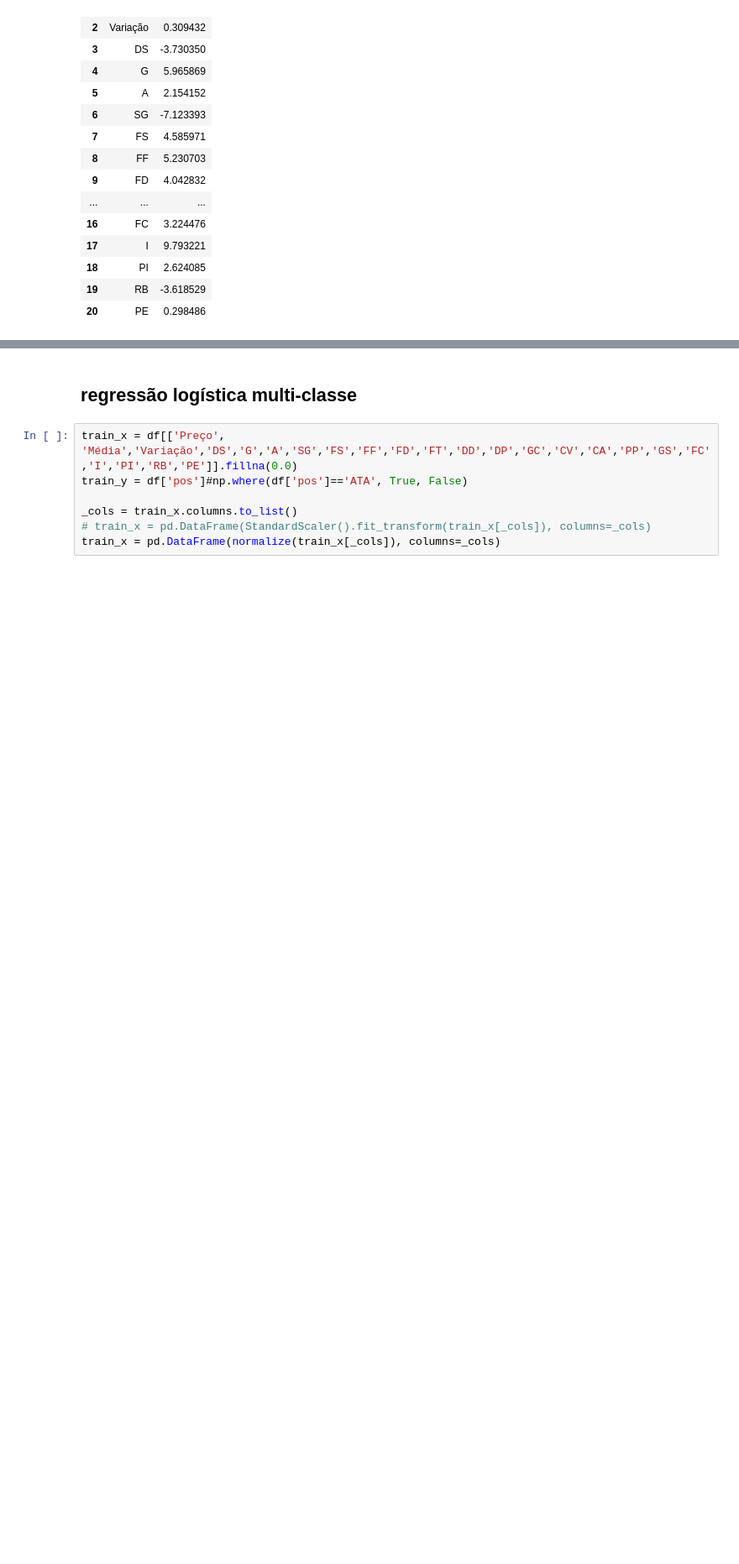
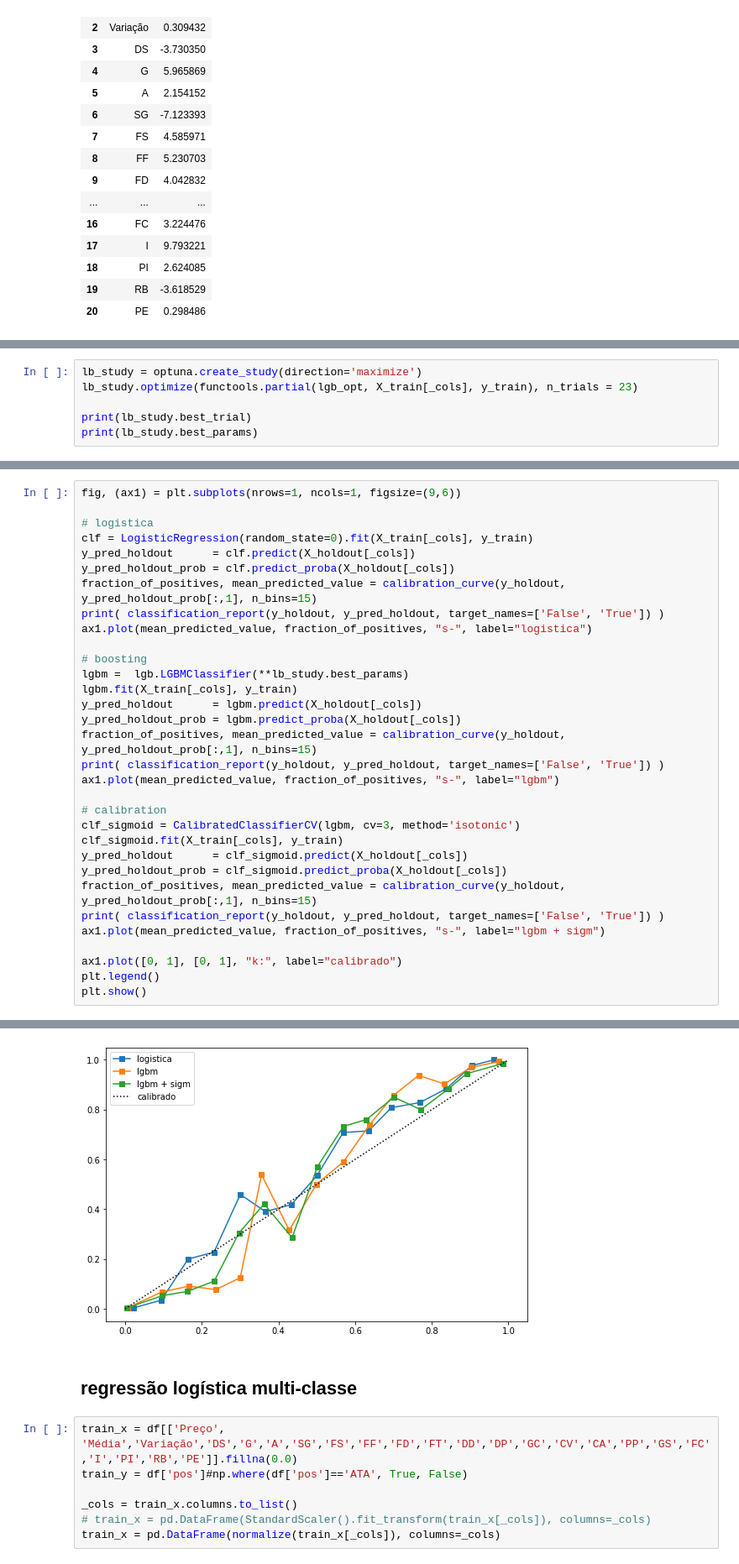
Before and after one commit to thiagodsd/science-avec-des, a Jupyter notebook: anotacoes.ipynb, the cells around one changed output, grey strips where cells are left out. Shown at 84% size. Drawn from its saved outputs; the diff is of its cells as text; blank space fills up the shorter version.

```diff
--- a/anotacoes.ipynb
+++ b/anotacoes.ipynb
@@ -217,0 +277,6 @@ pd.concat( [pd.DataFrame(_cols),
+# %%
+lb_study = optuna.create_study(direction='maximize')
+lb_study.optimize(functools.partial(lgb_opt, X_train[_cols], y_train), n_trials = 23)
+
+print(lb_study.best_trial)
+print(lb_study.best_params)
@@ -217,0 +303,33 @@ pd.concat( [pd.DataFrame(_cols),
+# %%
+fig, (ax1) = plt.subplots(nrows=1, ncols=1, figsize=(9,6))
+
+# logistica
+clf = LogisticRegression(random_state=0).fit(X_train[_cols], y_train)
+y_pred_holdout      = clf.predict(X_holdout[_cols])
+y_pred_holdout_prob = clf.predict_proba(X_holdout[_cols])
+fraction_of_positives, mean_predicted_value = calibration_curve(y_holdout, y_pred_holdout_prob[:,1], n_bins=15)
+print( classification_report(y_holdout, y_pred_holdout, target_names=['False', 'True']) )
+ax1.plot(mean_predicted_value, fraction_of_positives, "s-", label="logistica")
+
+# boosting
+lgbm =  lgb.LGBMClassifier(**lb_study.best_params)
+lgbm.fit(X_train[_cols], y_train)
+y_pred_holdout      = lgbm.predict(X_holdout[_cols])
+y_pred_holdout_prob = lgbm.predict_proba(X_holdout[_cols])
+fraction_of_positives, mean_predicted_value = calibration_curve(y_holdout, y_pred_holdout_prob[:,1], n_bins=15)
+print( classification_report(y_holdout, y_pred_holdout, target_names=['False', 'True']) )
+ax1.plot(mean_predicted_value, fraction_of_positives, "s-", label="lgbm")
+
+# calibration
+clf_sigmoid = CalibratedClassifierCV(lgbm, cv=3, method='isotonic')
+clf_sigmoid.fit(X_train[_cols], y_train)
+y_pred_holdout      = clf_sigmoid.predict(X_holdout[_cols])
+y_pred_holdout_prob = clf_sigmoid.predict_proba(X_holdout[_cols])
+fraction_of_positives, mean_predicted_value = calibration_curve(y_holdout, y_pred_holdout_prob[:,1], n_bins=15)
+print( classification_report(y_holdout, y_pred_holdout, target_names=['False', 'True']) )
+ax1.plot(mean_predicted_value, fraction_of_positives, "s-", label="lgbm + sigm")
+
+ax1.plot([0, 1], [0, 1], "k:", label="calibrado")
+plt.legend()
+plt.show()
+# %% [output]
@@ -218,3 +353,4 @@ pd.concat( [pd.DataFrame(_cols),
+[figure, added]
 # %% [markdown]
 ## regressão logística multi-classe
 # %%
```
Also changed, not shown: parts of 23 cells of this notebook.
